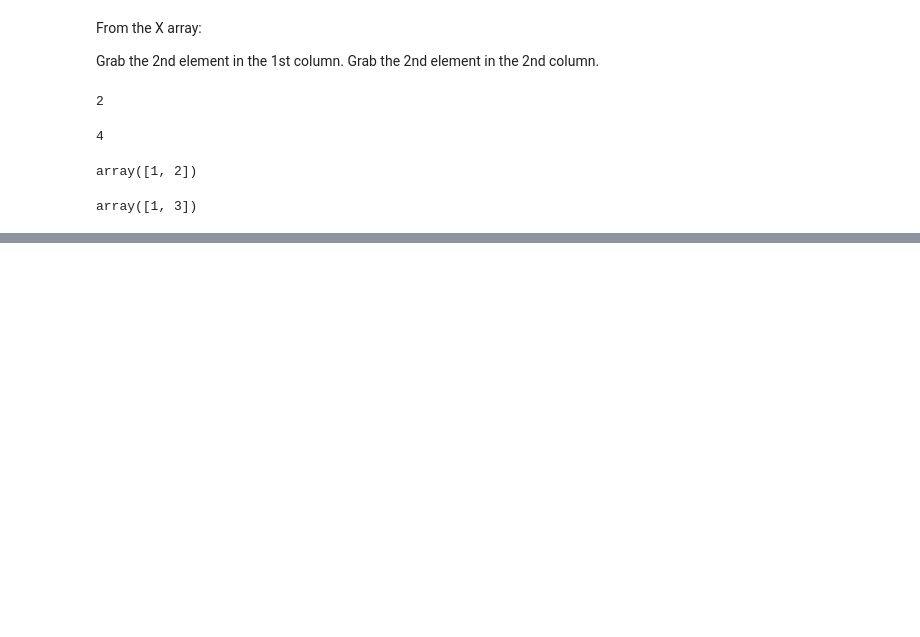
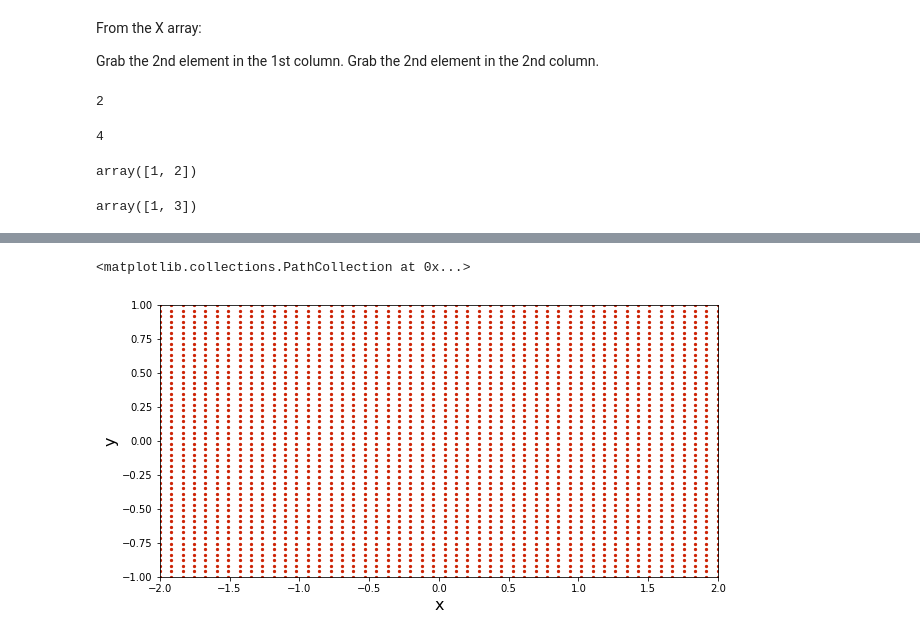
Before and after one commit to tianjiaozhang678/mae6226, a Jupyter notebook: Class2.ipynb, the cells around one changed output, grey strips where cells are left out. Cells and saved outputs as stored; diff of their text form; code cells hidden in the pictures; blank space fills up the shorter version.

```diff
--- a/Class2.ipynb
+++ b/Class2.ipynb
@@ -156,0 +175,11 @@ array([1, 3])
+# %%
+N = 50                              # number of points in each direction
+x_start, x_end = -2.0, 2.0          # boundaries in the x-direction
+y_start, y_end = -1.0, 1.0          # boundaries in the y-direction
+x = numpy.linspace(x_start, x_end, N)    # creates a 1D-array with the x-coordinates
+y = numpy.linspace(y_start, y_end, N)    # creates a 1D-array with the y-coordinates
+
+print('x = ', x)
+print('y = ', y)
+
+X, Y = numpy.meshgrid(x, y)              # generates a mesh grid
@@ -156,0 +205,15 @@ array([1, 3])
+# %%
+%matplotlib inline
+
+# plot the grid of points
+width = 10.0
+height = (y_end - y_start) / (x_end - x_start) * width
+pyplot.figure(figsize=(width, height))
+pyplot.xlabel('x', fontsize=16)
+pyplot.ylabel('y', fontsize=16)
+pyplot.xlim(x_start, x_end)
+pyplot.ylim(y_start, y_end)
+pyplot.scatter(X, Y, s=5, color='#CD2305', marker='o')
+# %% [output]
+<matplotlib.collections.PathCollection at 0x...>
+[figure, added]
```
Also changed, not shown: parts of 24 cells of this notebook.
